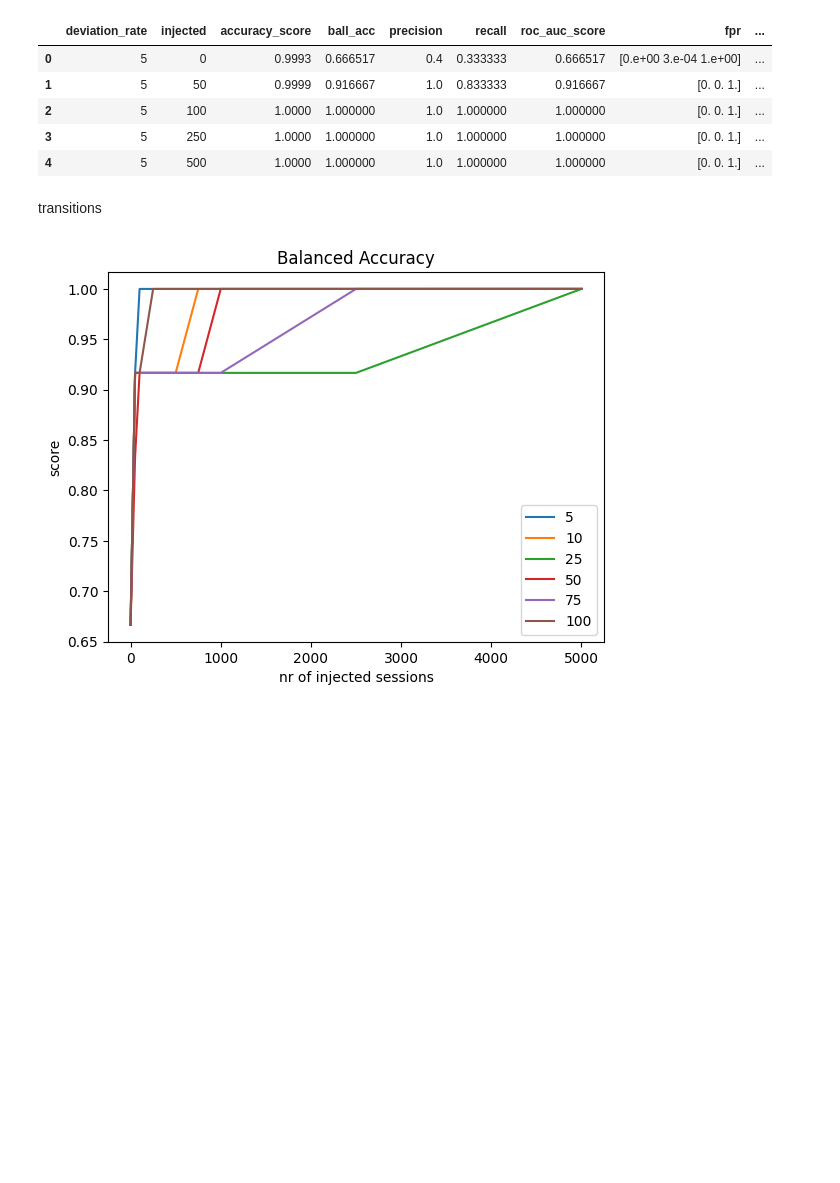
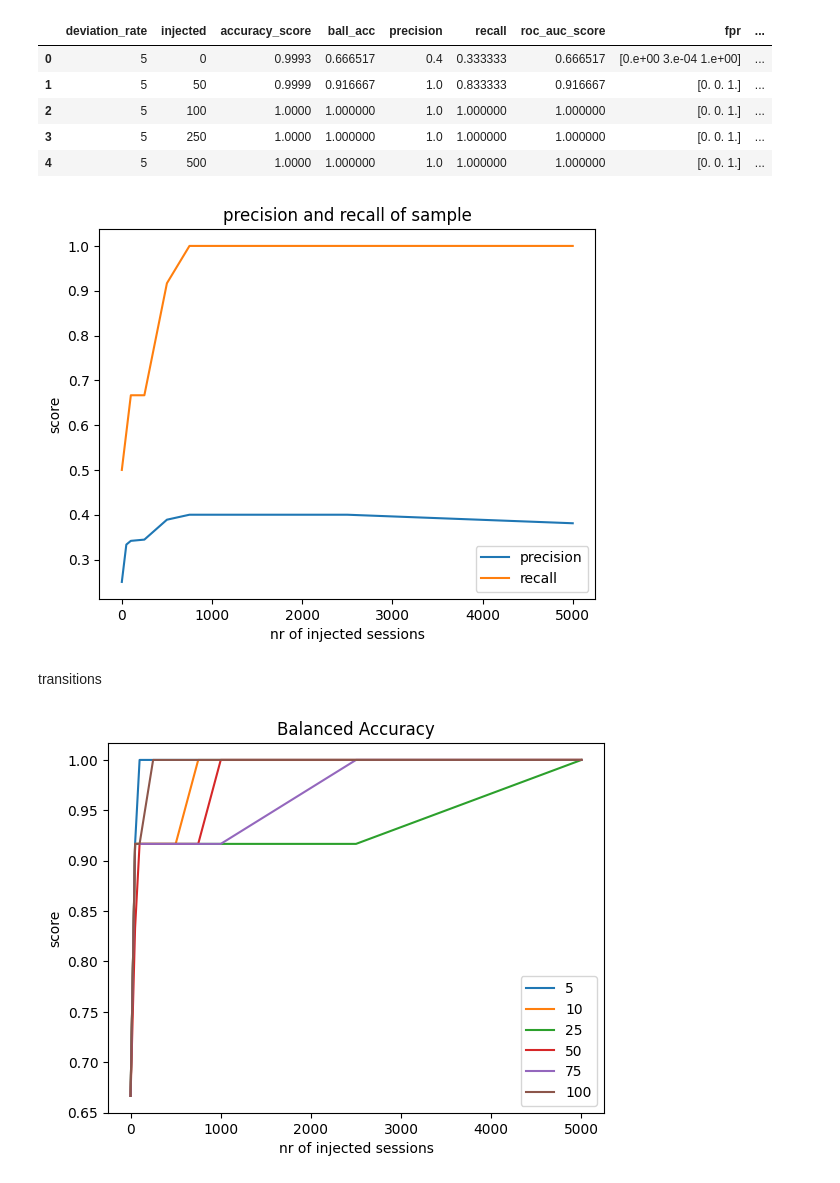
Before and after one commit to kaspergff/Thesis_anomaly_generation, a Jupyter notebook: Skipping/results.ipynb, the cells around one changed output. Saved outputs shown, nothing was run; the diff lists cells and outputs as text; code cells hidden in the pictures; blank space fills up the shorter version.

```diff
--- a/Skipping/results.ipynb
+++ b/Skipping/results.ipynb
@@ -17,6 +20,24 @@ transitions.head(5)
 | 2 | 5 | 100 | 1.0000 | 1.000000 | 1.0 | 1.000000 | 1.000000 | [0. 0. 1.] | ... |
 | 3 | 5 | 250 | 1.0000 | 1.000000 | 1.0 | 1.000000 | 1.000000 | [0. 0. 1.] | ... |
 | 4 | 5 | 500 | 1.0000 | 1.000000 | 1.0 | 1.000000 | 1.000000 | [0. 0. 1.] | ... |
+# %%
+# function to show the average of 2 columns
+def average_column(csv,column1,column2, title, col='injected',legend=True):
+    fig, ax = plt.subplots()
+    csv.groupby(col).mean().plot(y=column1, ax=ax, label='precision')
+    csv.groupby(col).mean().plot(y=column2, ax=ax, label='recall')
+    ax.set_title(title)
+    ax.set_xlabel("nr of injected sessions")
+    ax.set_ylabel('score')
+    if legend:
+        ax.legend(loc='best')
+    else:
+        ax.get_legend().remove()
+    plt.show()
+# %%
+smp = average_column(sample,'precision','recall','precision and recall of sample',col='injected',legend=True)
+# %% [output]
+[figure, added]
 # %%
 # function to create a plot for a specific column, per deviation_rate
 # x-axis: amount_injected
```
Also changed, not shown: parts of 5 cells of this notebook, 32 other files.
